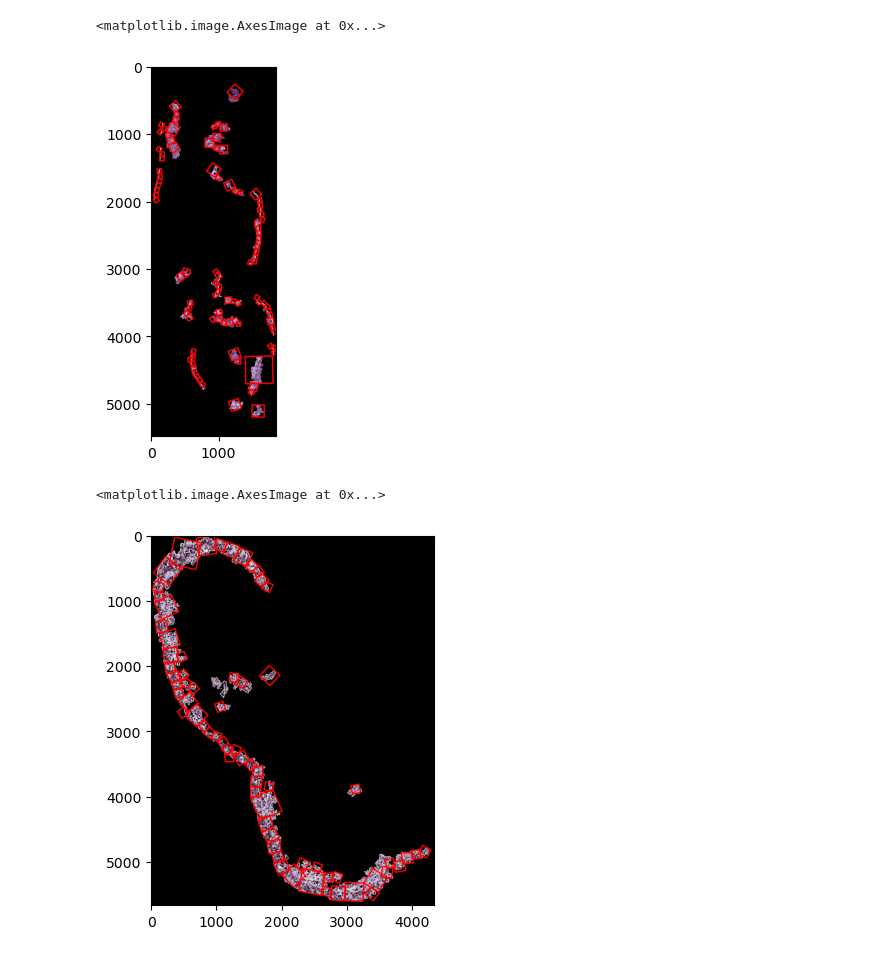
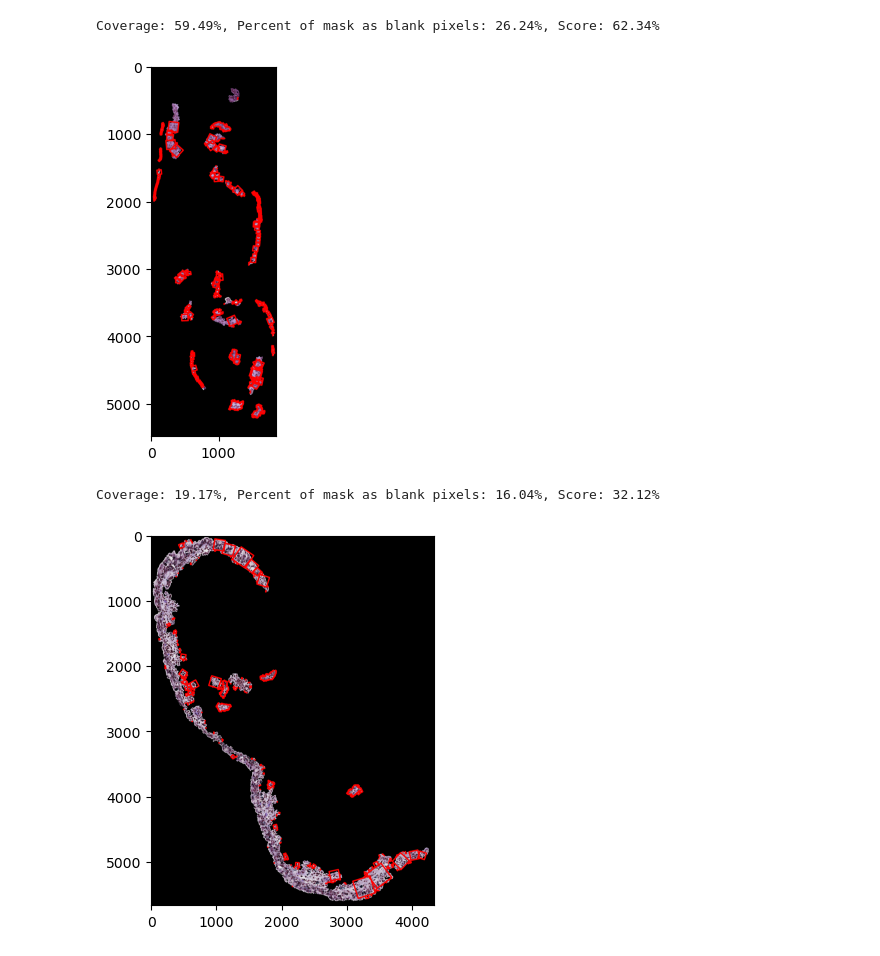
Before and after one commit to arvindkrishna87/STAT390_WI2025, a Jupyter notebook: Presentation 3/Coders/Ryan Lach/Contour_Normal_Toggleable.ipynb, the cells around one changed output. Saved outputs shown, nothing was run; the diff lists cells and outputs as text; code cells hidden in the pictures.

```diff
--- a/Presentation 3/Coders/Ryan Lach/Contour_Normal_Toggleable.ipynb
+++ b/Presentation 3/Coders/Ryan Lach/Contour_Normal_Toggleable.ipynb
@@ -350,33 +425,37 @@ _,whole_thresh3=cv2.threshold(image3_gray,1,255,cv2.THRESH_BINARY)
 result_image3, contour3, squares3 = process_contours(
      image3,
      whole_thresh3,
-     square_size=64,
+     square_size=4,
      step=10,
-     overlap_thresh=0.1,
-     smoothing_size=50,
+     overlap_thresh=0.2,
+     smoothing_size=140,
      look_back=20,
-     second_pass=True,
+     second_pass=False,
      variable_length=True)
 plt.imshow(result_image3)
+coverage,perc_black_pixels,score=check_metrics(whole_thresh3,squares3)
+print(f'Coverage: {coverage:.2f}%, Percent of mask as blank pixels: {perc_black_pixels:.2f}%, Score: {score:.2f}%')
 # %% [output]
-<matplotlib.image.AxesImage at 0x...>
+Coverage: 59.49%, Percent of mask as blank pixels: 26.24%, Score: 62.34%
-[figure, old version]
+[figure, new version]
 # %%
 image4=cv2.imread("h2114155 h&e_ROI_1 Epithelia.png")
 image4_gray = cv2.cvtColor(image4, cv2.COLOR_BGR2GRAY)
 _,whole_thresh4=cv2.threshold(image4_gray,1,255,cv2.THRESH_BINARY)
 result_image4, contour4, squares4 = process_contours(
      image4,
      whole_thresh4,
-     square_size=128,
+     square_size=4,
      step=10,
-     overlap_thresh=0.1,
-     smoothing_size=30,
+     overlap_thresh=0.07,
+     smoothing_size=150,
      look_back=75,
      second_pass=True,
      variable_length=True)
 
 plt.imshow(result_image4)
+coverage,perc_black_pixels,score=check_metrics(whole_thresh4,squares4)
+print(f'Coverage: {coverage:.2f}%, Percent of mask as blank pixels: {perc_black_pixels:.2f}%, Score: {score:.2f}%')
 # %% [output]
-<matplotlib.image.AxesImage at 0x...>
+Coverage: 19.17%, Percent of mask as blank pixels: 16.04%, Score: 32.12%
-[figure, old version]
+[figure, new version]
```
Also changed, not shown: parts of 6 cells of this notebook, 1 other file.
